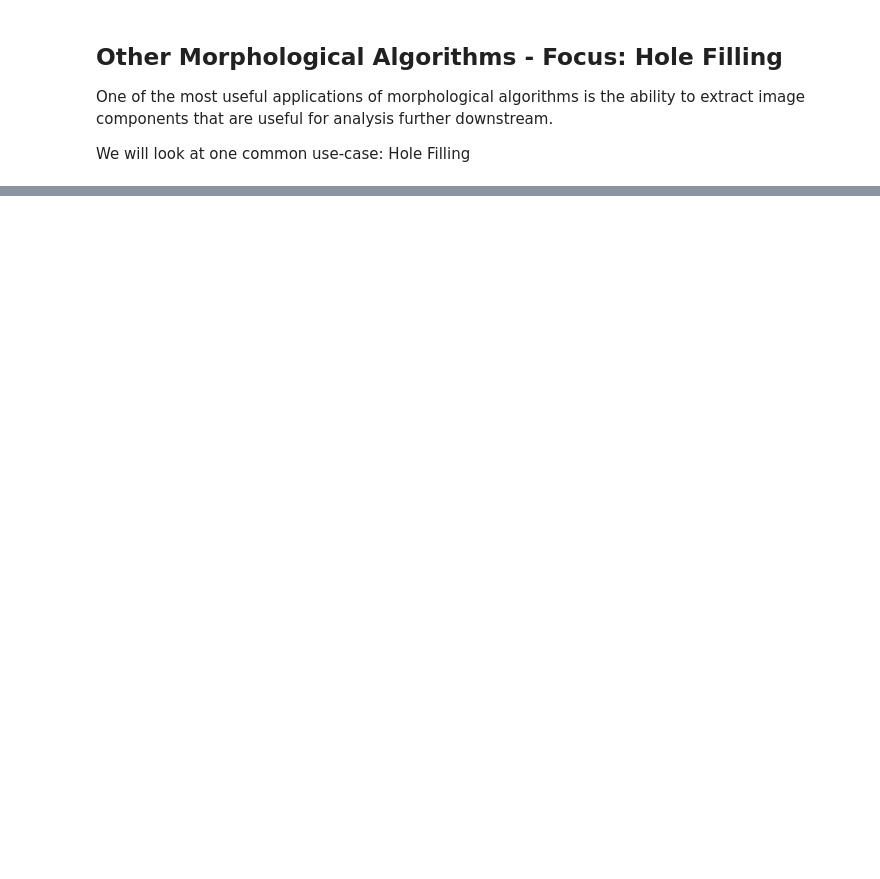
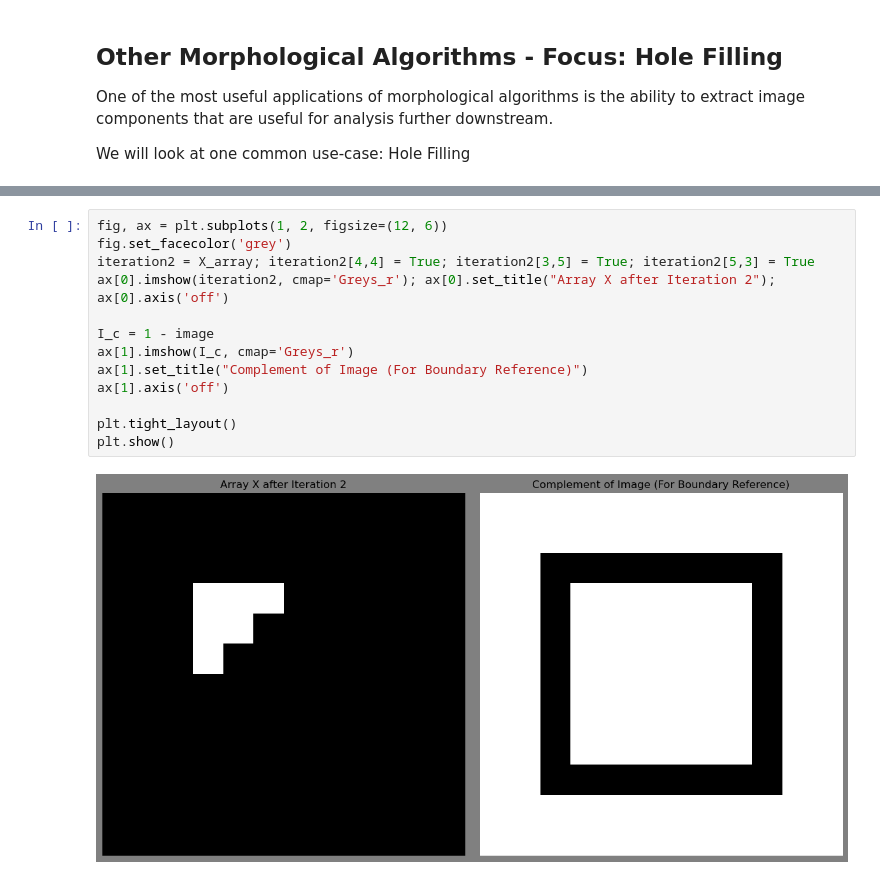
Before and after one commit to zionnpark/BME1462-group-project, a Jupyter notebook: presentation/part3_algorithms.ipynb, the cells around one changed output, grey strips where cells are left out. Drawn from its saved outputs; the diff is of its cells as text; blank space fills up the shorter version.

```diff
--- a/presentation/part3_algorithms.ipynb
+++ b/presentation/part3_algorithms.ipynb
@@ -58,3 +77,18 @@ def visuals(X_k, I_c, iteration, dilated= None):
+# %%
+fig, ax = plt.subplots(1, 2, figsize=(12, 6))
+fig.set_facecolor('grey')
+iteration2 = X_array; iteration2[4,4] = True; iteration2[3,5] = True; iteration2[5,3] = True
+ax[0].imshow(iteration2, cmap='Greys_r'); ax[0].set_title("Array X after Iteration 2"); ax[0].axis('off')
+
+I_c = 1 - image
+ax[1].imshow(I_c, cmap='Greys_r')
+ax[1].set_title("Complement of Image (For Boundary Reference)")
+ax[1].axis('off')
+
+plt.tight_layout()
+plt.show()
+# %% [output]
+[figure, added]
 # %% [markdown]
 ### 3.2 Hole Filling Methods
 While the above attempts to explain the hole filling procedure, thankfully this is not necessary due to the use of existing methods from scikit image and by extension scipy library.
```
Also changed, not shown: parts of 14 cells of this notebook.
